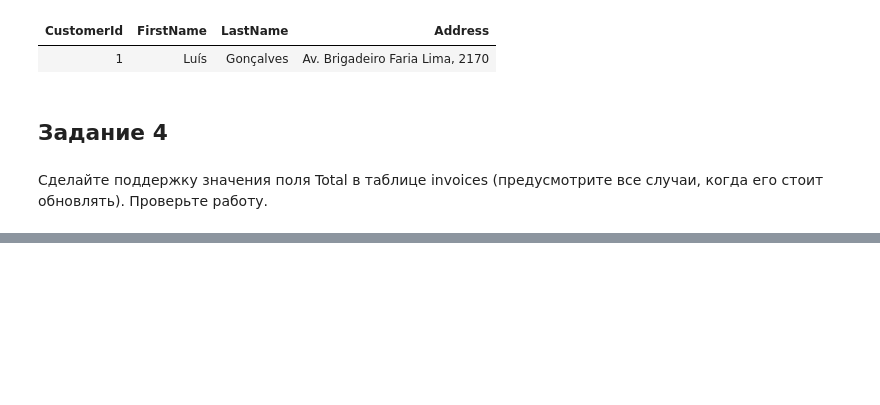
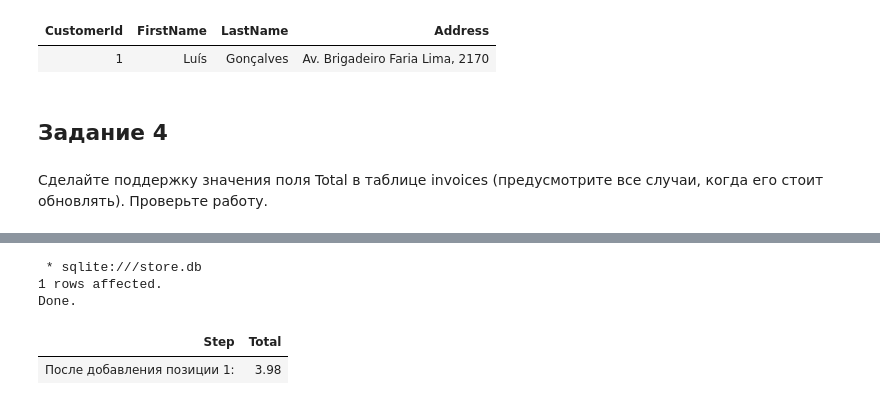
Before and after one commit to DianaR07/programming_tasks, a Jupyter notebook: Практики/Лабораторная 2/Лабораторная_2.ipynb, the cells around one changed output, grey strips where cells are left out. Drawn from its saved outputs; the diff is of its cells as text; code cells hidden in the pictures; blank space fills up the shorter version.

```diff
--- a/Практики/Лабораторная 2/Лабораторная_2.ipynb
+++ b/Практики/Лабораторная 2/Лабораторная_2.ipynb
@@ -272,0 +383,12 @@ Done.
+# %%
+%%sql
+-- добавление первой позиции
+INSERT INTO invoice_items (InvoiceId, TrackId, Quantity)
+VALUES (414, 1, 2);
+SELECT 'После добавления позиции 1:' AS Step, Total FROM invoices WHERE InvoiceId = 414;
+# %% [output]
+ * sqlite:///store.db
+1 rows affected.
+Done.
+| Step | Total |
+| После добавления позиции 1: | 3.98 |
```
Also changed, not shown: parts of 11 cells of this notebook.
